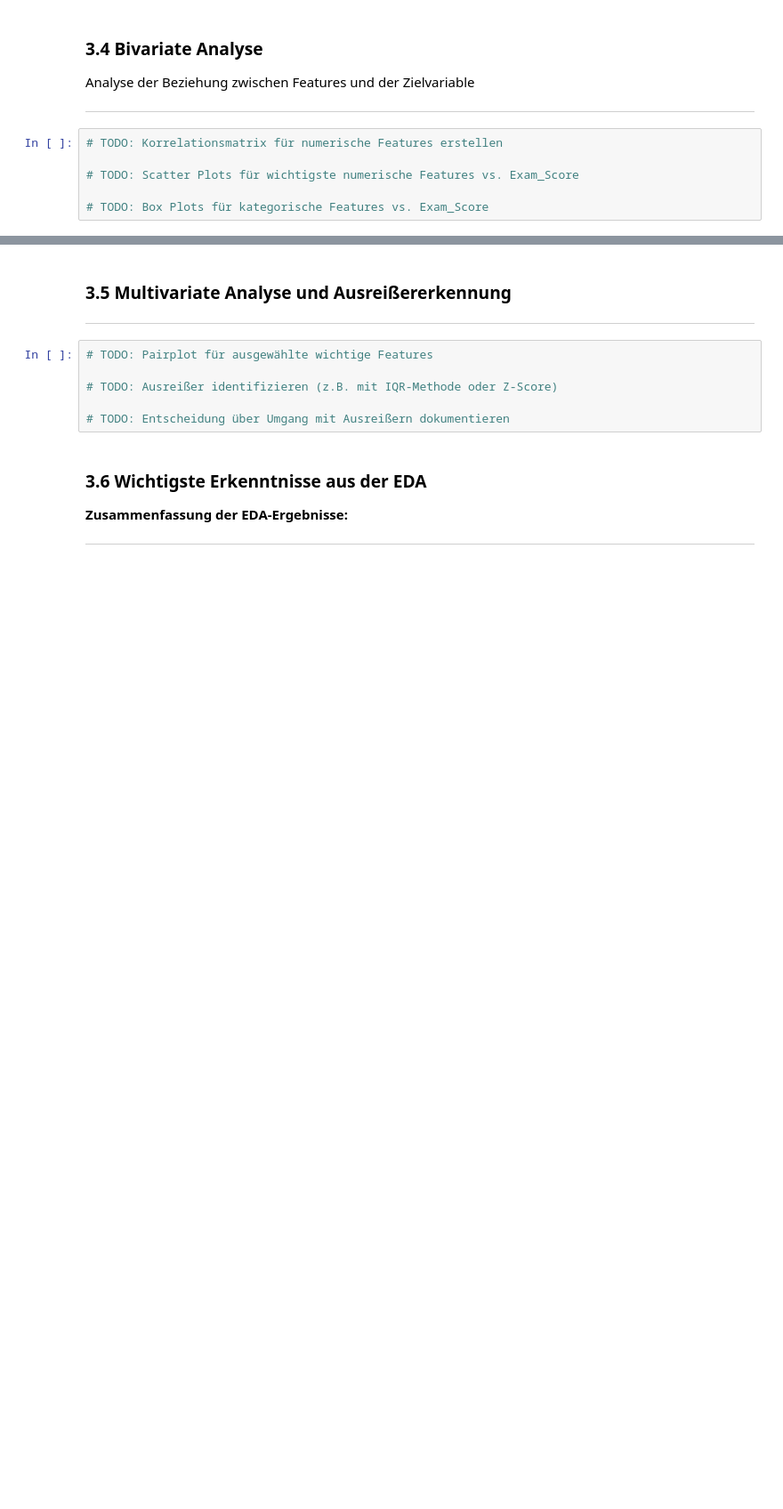
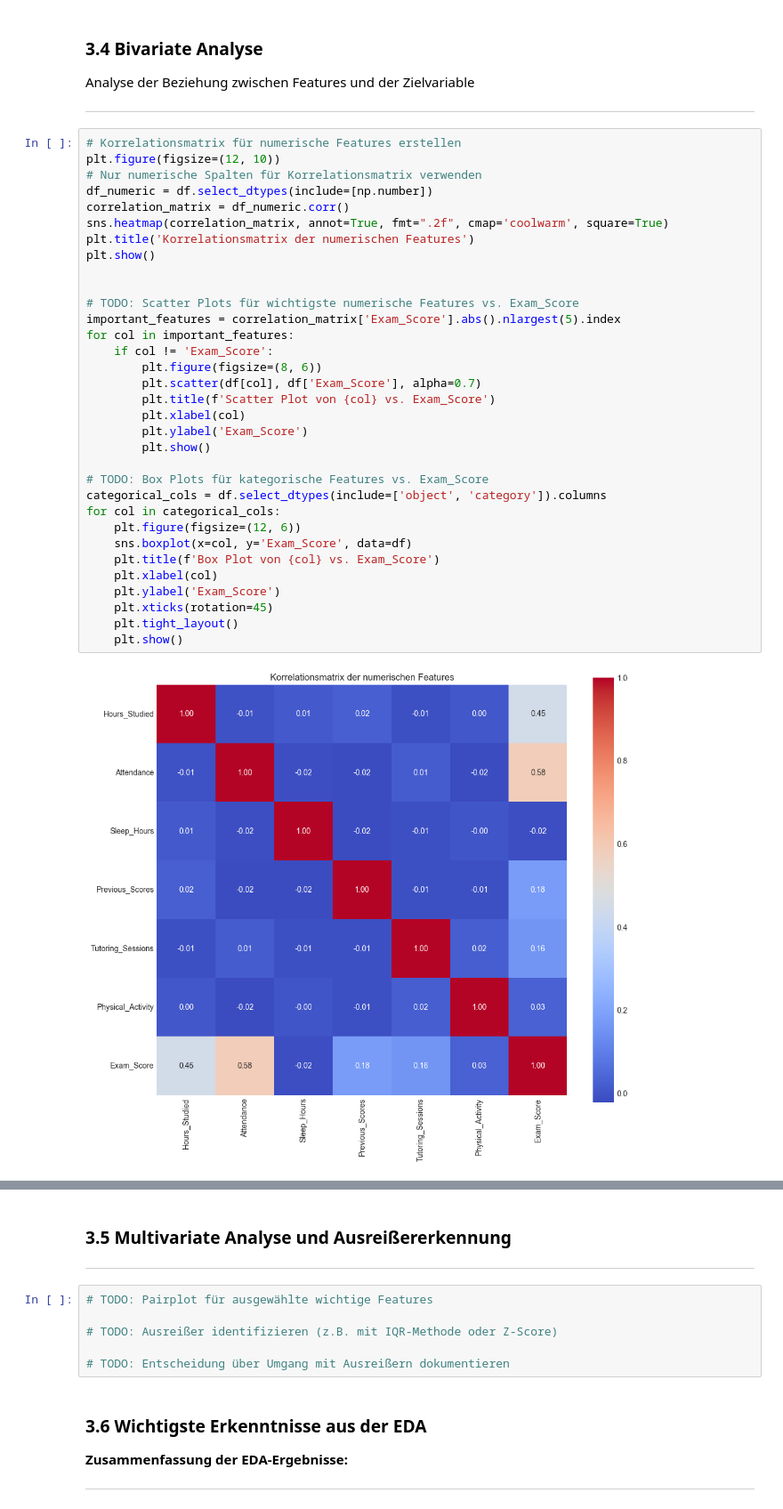
Before and after one commit to Simon5gitty/HubiLucki----ML, a Jupyter notebook: ML_Projekt_StudentPerformance.ipynb, the cells around one changed output, grey strips where cells are left out. Shown at 89% size. Cells and saved outputs as stored; diff of their text form; blank space fills up the shorter version.

Commit message:
bis korrelationsmatrix

```diff
--- a/ML_Projekt_StudentPerformance.ipynb
+++ b/ML_Projekt_StudentPerformance.ipynb
@@ -207,8 +268,37 @@ Analyse der Beziehung zwischen Features und der Zielvariable
 
 ---
 # %%
-# TODO: Korrelationsmatrix für numerische Features erstellen
+# Korrelationsmatrix für numerische Features erstellen
+plt.figure(figsize=(12, 10))
+# Nur numerische Spalten für Korrelationsmatrix verwenden
+df_numeric = df.select_dtypes(include=[np.number])
+correlation_matrix = df_numeric.corr()
+sns.heatmap(correlation_matrix, annot=True, fmt=".2f", cmap='coolwarm', square=True)
+plt.title('Korrelationsmatrix der numerischen Features')
+plt.show()
+
 
 # TODO: Scatter Plots für wichtigste numerische Features vs. Exam_Score
+important_features = correlation_matrix['Exam_Score'].abs().nlargest(5).index
+for col in important_features:
+    if col != 'Exam_Score':
+        plt.figure(figsize=(8, 6))
+        plt.scatter(df[col], df['Exam_Score'], alpha=0.7)
+        plt.title(f'Scatter Plot von {col} vs. Exam_Score')
+        plt.xlabel(col)
+        plt.ylabel('Exam_Score')
+        plt.show()
 
 # TODO: Box Plots für kategorische Features vs. Exam_Score
+categorical_cols = df.select_dtypes(include=['object', 'category']).columns
+for col in categorical_cols:
+    plt.figure(figsize=(12, 6))
+    sns.boxplot(x=col, y='Exam_Score', data=df)
+    plt.title(f'Box Plot von {col} vs. Exam_Score')
+    plt.xlabel(col)
+    plt.ylabel('Exam_Score')
+    plt.xticks(rotation=45)
+    plt.tight_layout()
+    plt.show()
+# %% [output]
+[figure, added]
```
Also changed, not shown: parts of 2 cells of this notebook.
